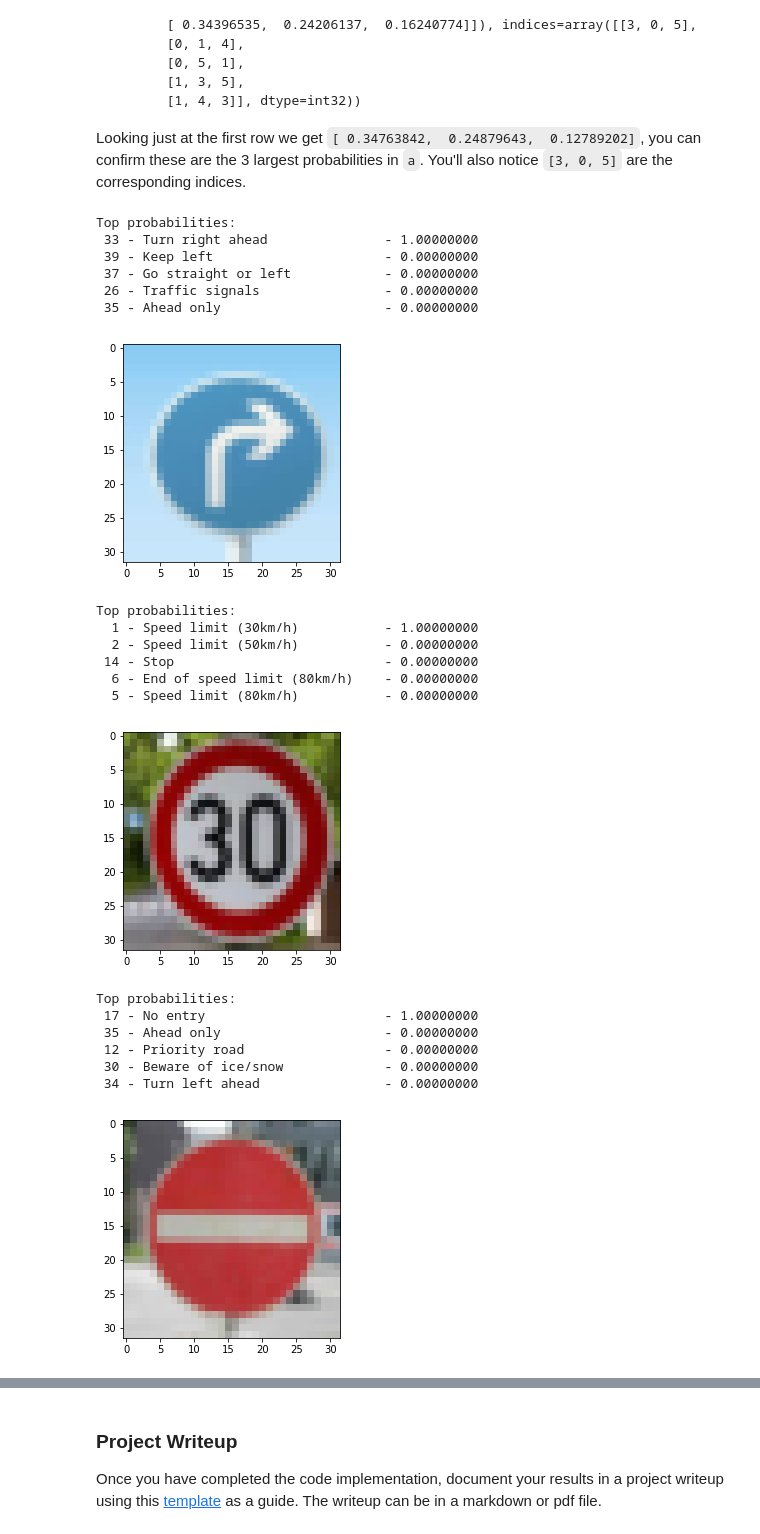
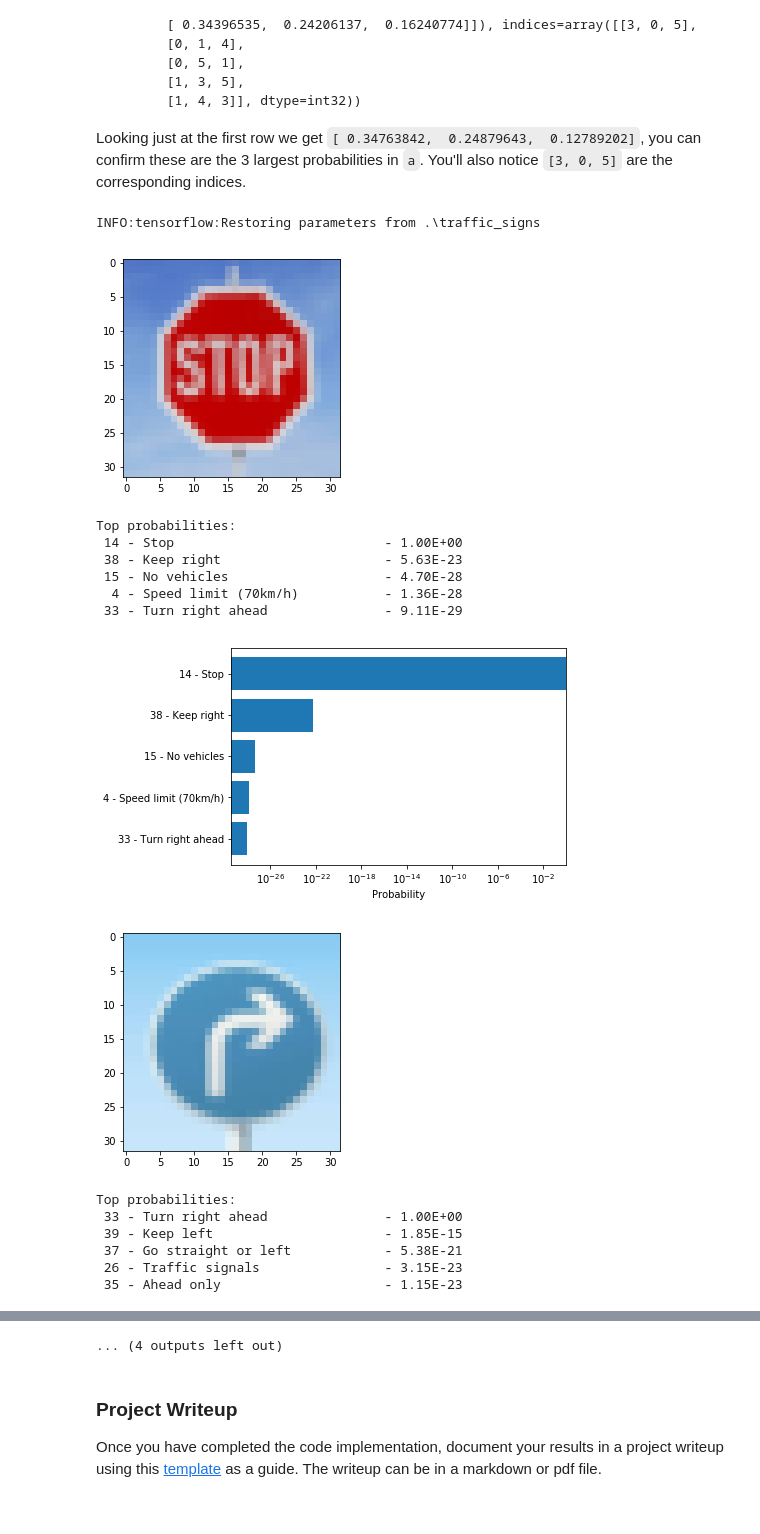
Before and after one commit to schambon77/CarND-Traffic-Sign-Classifier, a Jupyter notebook: Traffic_Sign_Classifier.ipynb, the cells around one changed output, grey strips where cells are left out. Cells and saved outputs as stored; diff of their text form; code cells hidden in the pictures.

Commit message:
=Network visualization part

```diff
--- a/Traffic_Sign_Classifier.ipynb
+++ b/Traffic_Sign_Classifier.ipynb
@@ -107,7 +107,7 @@ import matplotlib.pyplot as plt
 
 import numpy as np
 rand_indices = np.random.randint(0, n_train, size=(5, 5))
-fig = plt.figure(figsize=(10, 10))
+fig = plt.figure(figsize=(20, 20))
 for i in range(5):
     for j in range(5):
         ax = fig.add_subplot(5, 5, i * 5 + j + 1)
@@ -271,7 +272,7 @@ def TrafficSigns(x):
     # Layer 6: Fully Connected. Input = 84. Output = 43.
     logits = Fully_connected(fc3, (84, 43), mean=mu, stddev=sigma)
 
-    return logits
+    return logits, conv1, conv2, conv3, fc1, fc2, fc3
 # %% [markdown]
 ### Train, Validate and Test the Model
 # %% [markdown]
@@ -290,7 +291,7 @@ one_hot_y = tf.one_hot(y, 43)
 # %%
 rate = 0.001
 
-logits = TrafficSigns(x)
+logits, conv1, conv2, conv3, fc1, fc2, fc3 = TrafficSigns(x)
 cross_entropy = tf.nn.softmax_cross_entropy_with_logits(labels=one_hot_y, logits=logits)
 loss_operation = tf.reduce_mean(cross_entropy)
 optimizer = tf.train.AdamOptimizer(learning_rate = rate)
@@ -493,38 +499,47 @@ Looking just at the first row we get `[ 0.34763842,  0.24879643,  0.12789202]`,
 # %%
 ### Print out the top five softmax probabilities for the predictions on the German traffic sign images found on the web.
 ### Feel free to use as many code cells as needed.
+
+from decimal import Decimal
 
 with tf.Session() as sess:
     saver.restore(sess, tf.train.latest_checkpoint('.'))
     soft_max = sess.run(tf.nn.softmax(logits), feed_dict={x: web_im_preprocessed})
     top5s = sess.run(tf.nn.top_k(soft_max, k=5))
     for i in range(len(top5s.values)):
-        print('Top probabilities:')
-        for j in range(len(top5s.values[i])):
-            signindex = top5s.indices[i,j]
-            print('{0:3} - {1:30} - {2:.8f}'.format(signindex, signnames.loc[signindex]['SignName'], top5s.values[i,j]))
         plt.figure()
         plt.imshow(web_images[i])
         plt.show()
+        print('Top probabilities:')
+        ticks = []
+        for j in range(len(top5s.values[i])):
+            signindex = top5s.indices[i,j]
+            print('{0:3} - {1:30} - {2:.2E}'.format(signindex, signnames.loc[signindex]['SignName'], top5s.values[i,j]))
+            ticks.append('{} - {}'.format(signindex, signnames.loc[signindex]['SignName']))
+        pos = range(len(top5s.values[i]))
+        fig = plt.figure()
+        ax = fig.add_subplot(111)
+        plt.barh(pos, top5s.values[i])
+        ax.set_xlabel('Probability')
+        ax.set_xscale('log')
+        ax.set_xbound(upper=1)
+        ax.invert_yaxis()
+        plt.yticks(pos, ticks)
+        plt.show()
 # %% [output]
-Top probabilities:
- 33 - Turn right ahead               - 1.00000000
- 39 - Keep left                      - 0.00000000
- 37 - Go straight or left            - 0.00000000
- 26 - Traffic signals                - 0.00000000
- 35 - Ahead only                     - 0.00000000
+INFO:tensorflow:Restoring parameters from .\traffic_signs
-[figure, old version]
+[figure, new version]
 Top probabilities:
-  1 - Speed limit (30km/h)           - 1.00000000
-  2 - Speed limit (50km/h)           - 0.00000000
- 14 - Stop                           - 0.00000000
-  6 - End of speed limit (80km/h)    - 0.00000000
-  5 - Speed limit (80km/h)           - 0.00000000
+ 14 - Stop                           - 1.00E+00
+ 38 - Keep right                     - 5.63E-23
+ 15 - No vehicles                    - 4.70E-28
+  4 - Speed limit (70km/h)           - 1.36E-28
+ 33 - Turn right ahead               - 9.11E-29
-[figure, old version]
+[figure, new version]
+[figure, new version]
 Top probabilities:
- 17 - No entry                       - 1.00000000
- 35 - Ahead only                     - 0.00000000
- 12 - Priority road                  - 0.00000000
- 30 - Beware of ice/snow             - 0.00000000
- 34 - Turn left ahead                - 0.00000000
+ 33 - Turn right ahead               - 1.00E+00
+ 39 - Keep left                      - 1.85E-15
+ 37 - Go straight or left            - 5.38E-21
+ 26 - Traffic signals                - 3.15E-23
+ 35 - Ahead only                     - 1.15E-23
-[figure, old version]
@@ -545,3 +562,4 @@ Top probabilities:
+... (4 outputs left out)
 # %% [markdown]
 ### Project Writeup
 
```
Also changed, not shown: parts of 14 cells of this notebook, 1 other file.
